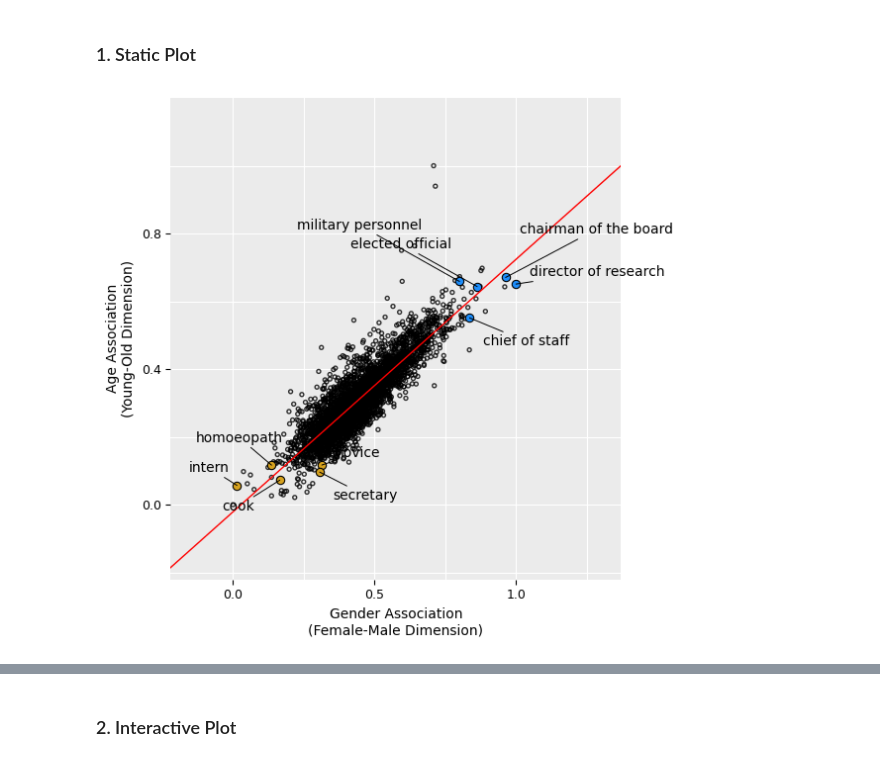
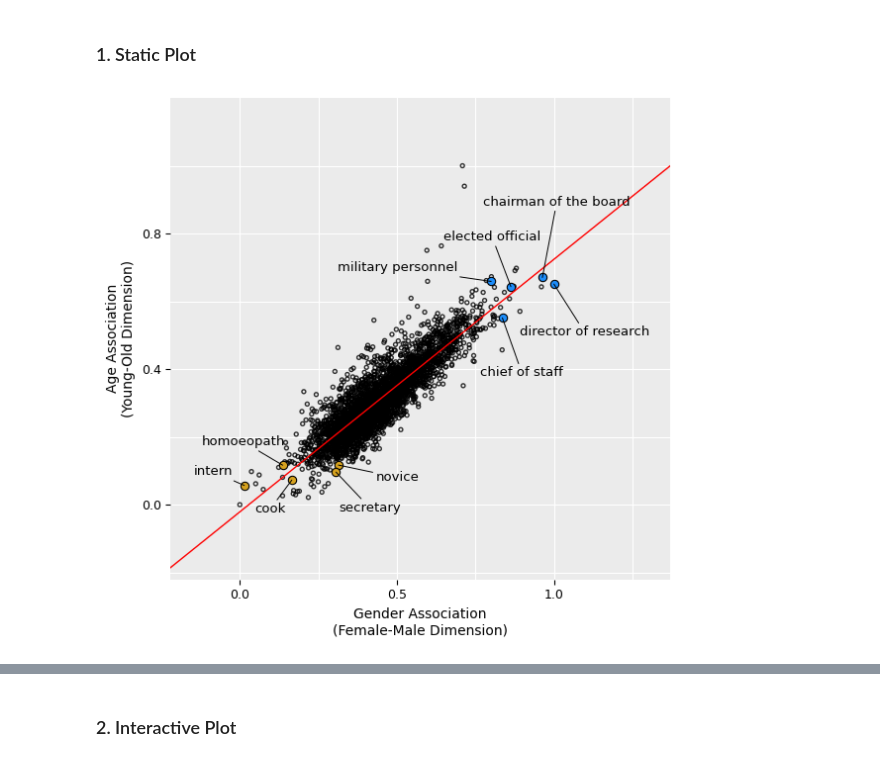
Before and after one commit to romgzn/Data_Analysis_Machine_Learning_Assignments, a Jupyter notebook: second_assignment/age_gender_cor.ipynb, the cells around one changed output, grey strips where cells are left out. Saved outputs shown, nothing was run; the diff lists cells and outputs as text; code cells hidden in the pictures.

Commit message:
Add correct label positions in static regression plot

```diff
--- a/second_assignment/age_gender_cor.ipynb
+++ b/second_assignment/age_gender_cor.ipynb
@@ -180,43 +180,45 @@ ax.set_axisbelow(True)
 
 ax.set_xlim(-0.22, 1.37)
 ax.set_ylim(-0.22, 1.2)
 ax.set_xlabel('Gender Association\n(Female-Male Dimension)', fontsize=10)
 ax.set_ylabel('Age Association\n(Young-Old Dimension)', fontsize=10)
 
 colors = {'masculine': '#1d8dfa', 'feminine': '#d6a21f'}
 
 offsets = {
-    'chairman of the board': (10, 32),
-    'elected official': (-92, 28),
-    'military personnel': (-118, 38),
-    'director of research': (10, 6),
-    'chief of staff': (10, -20),
-    'homoeopath': (-55, 17),
-    'intern': (-35, 10),
-    'novice': (10, 6),
-    'cook': (-42, -22),
-    'secretary': (10, -20),
+    'chairman of the board': (-43, 55),
+    'elected official': (-49, 36),
+    'military personnel': (-112, 10),
+    'director of research': (-25, -35),
+    'chief of staff': (-16, -40),
+    'homoeopath': (-59, 17),
+    'intern': (-37, 10),
+    'novice': (27, -9),
+    'cook': (-27, -21),
+    'secretary': (2, -26),
 }
 
 for job_type, color in colors.items():
     subset = gpt2_df[gpt2_df['perceived_job_type'] == job_type]
     ax.scatter(subset['gender_norm_main'], subset['age_norm_main'],
                color=color, linewidth=0.8, edgecolors='black')
     for _, row in subset.iterrows():
         ax.annotate(
             row['social_category'],
             xy=(row['gender_norm_main'], row['age_norm_main']),
             xytext=offsets.get(row['social_category']),
             textcoords='offset points',
-            fontsize=10,
+            fontsize=9.5,
+            ha='left',
+            va='center',
             arrowprops=dict(arrowstyle='-', color='black', lw=0.7, shrinkA=0, shrinkB=0)
         )
 
 for spine in ax.spines.values():
     spine.set_visible(False)
 
 plt.tight_layout()
-#plt.savefig('plot.svg', format='svg', bbox_inches='tight')
+plt.savefig('plot.svg', format='svg', bbox_inches='tight')
 plt.show()
 # %% [output]
-[figure, old version]
+[figure, new version]
```
Also changed, not shown: parts of 3 cells of this notebook.
